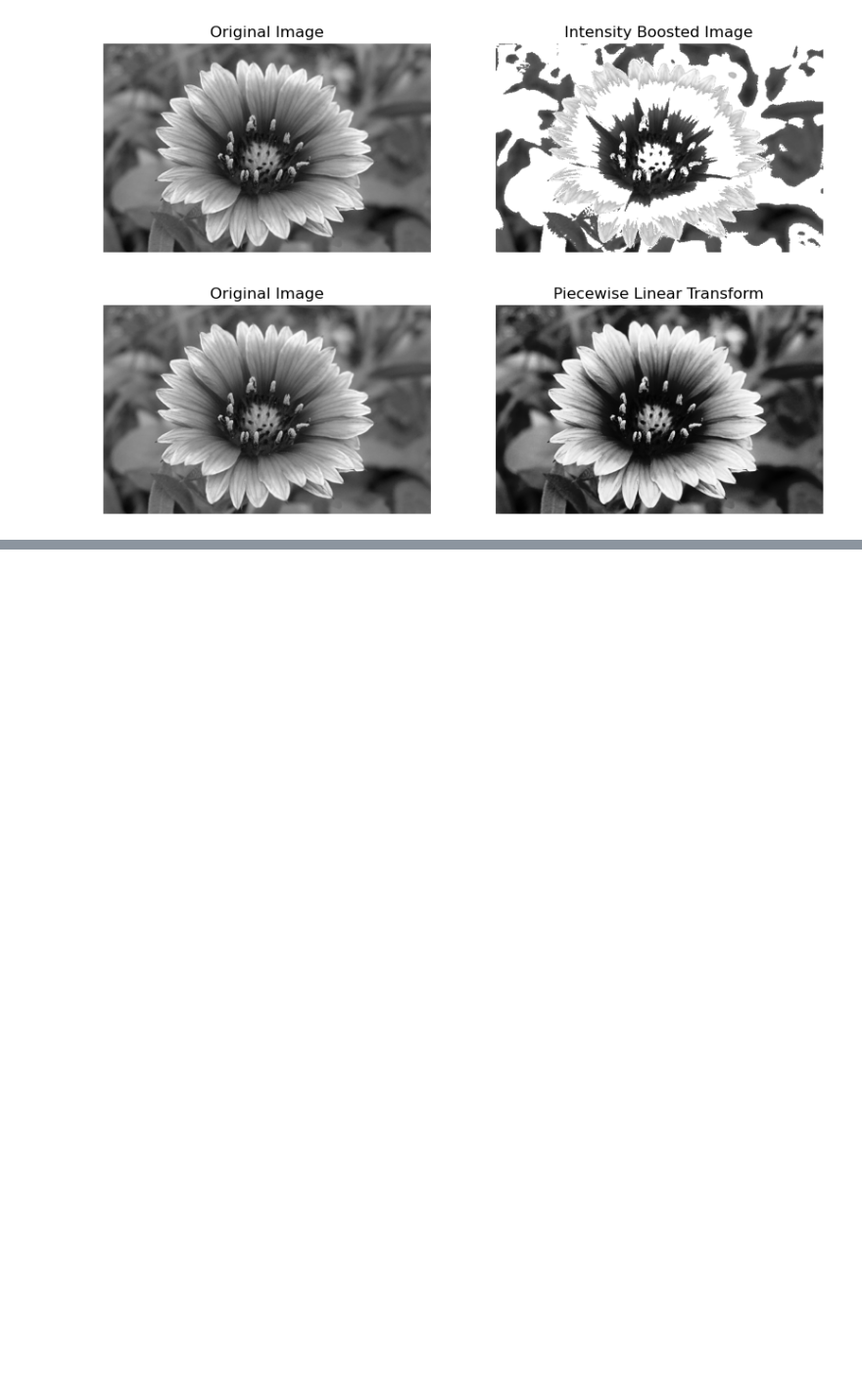
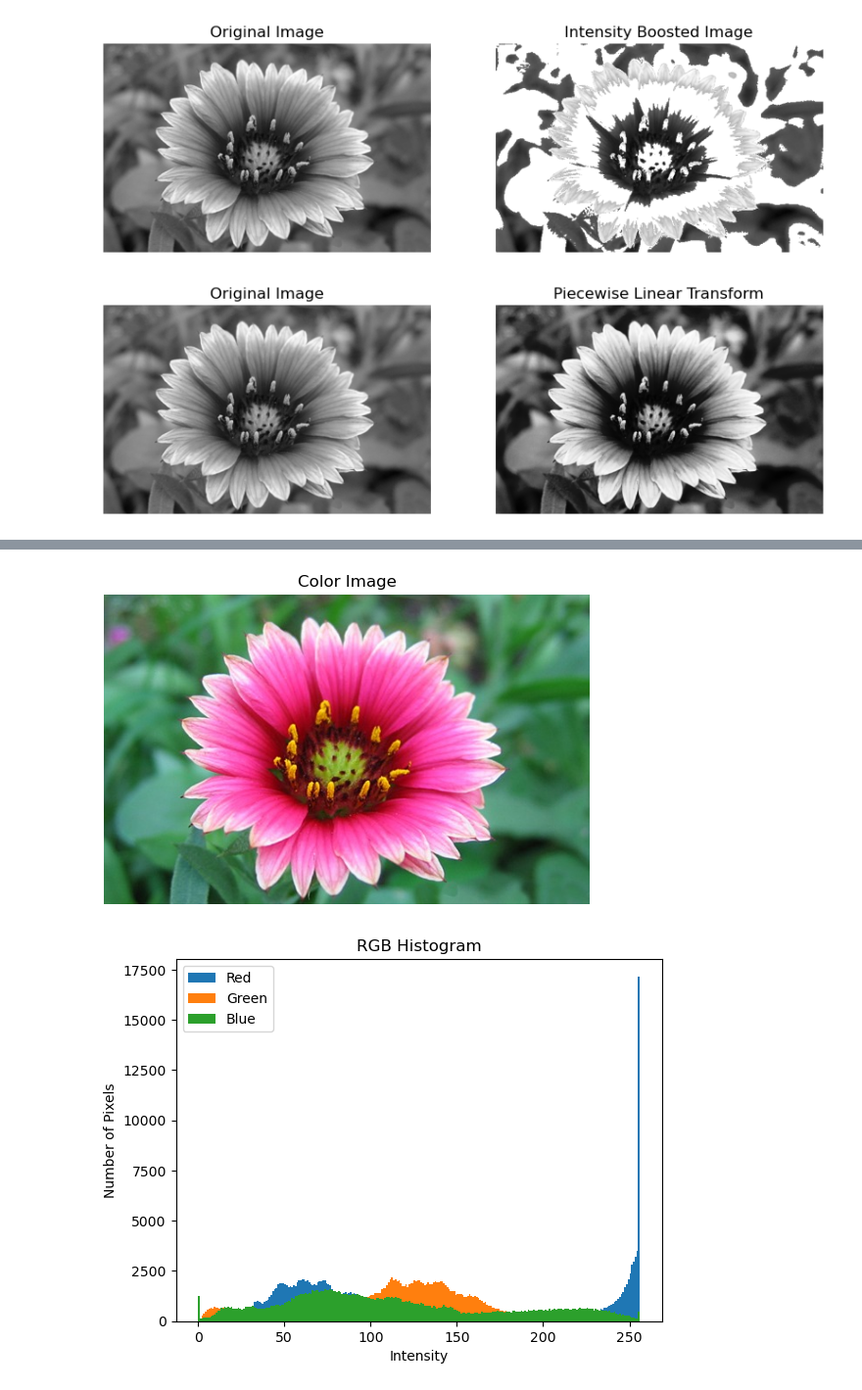
Before and after one commit to koustav-B/Image-Processing-Code, a Jupyter notebook: gray.ipynb, the cells around one changed output, grey strips where cells are left out. Shown at 98% size. Cells and saved outputs as stored; diff of their text form; code cells hidden in the pictures; blank space fills up the shorter version.

```diff
--- a/gray.ipynb
+++ b/gray.ipynb
@@ -207,0 +248,29 @@ plt.show()
+# %%
+import cv2
+import matplotlib.pyplot as plt
+
+# Read color image
+image = cv2.imread("flower.jpg")
+
+# Convert BGR to RGB
+image_rgb = cv2.cvtColor(image, cv2.COLOR_BGR2RGB)
+
+# Display image
+plt.imshow(image_rgb)
+plt.title("Color Image")
+plt.axis("off")
+plt.show()
+
+# Plot histograms for R, G and B
+plt.hist(image_rgb[:, :, 0].ravel(), bins=256, range=[0, 256], label="Red")
+plt.hist(image_rgb[:, :, 1].ravel(), bins=256, range=[0, 256], label="Green")
+plt.hist(image_rgb[:, :, 2].ravel(), bins=256, range=[0, 256], label="Blue")
+
+plt.title("RGB Histogram")
+plt.xlabel("Intensity")
+plt.ylabel("Number of Pixels")
+plt.legend()
+plt.show()
+# %% [output]
+[figure, added]
+[figure, added]
```
Also changed, not shown: parts of 4 cells of this notebook.
